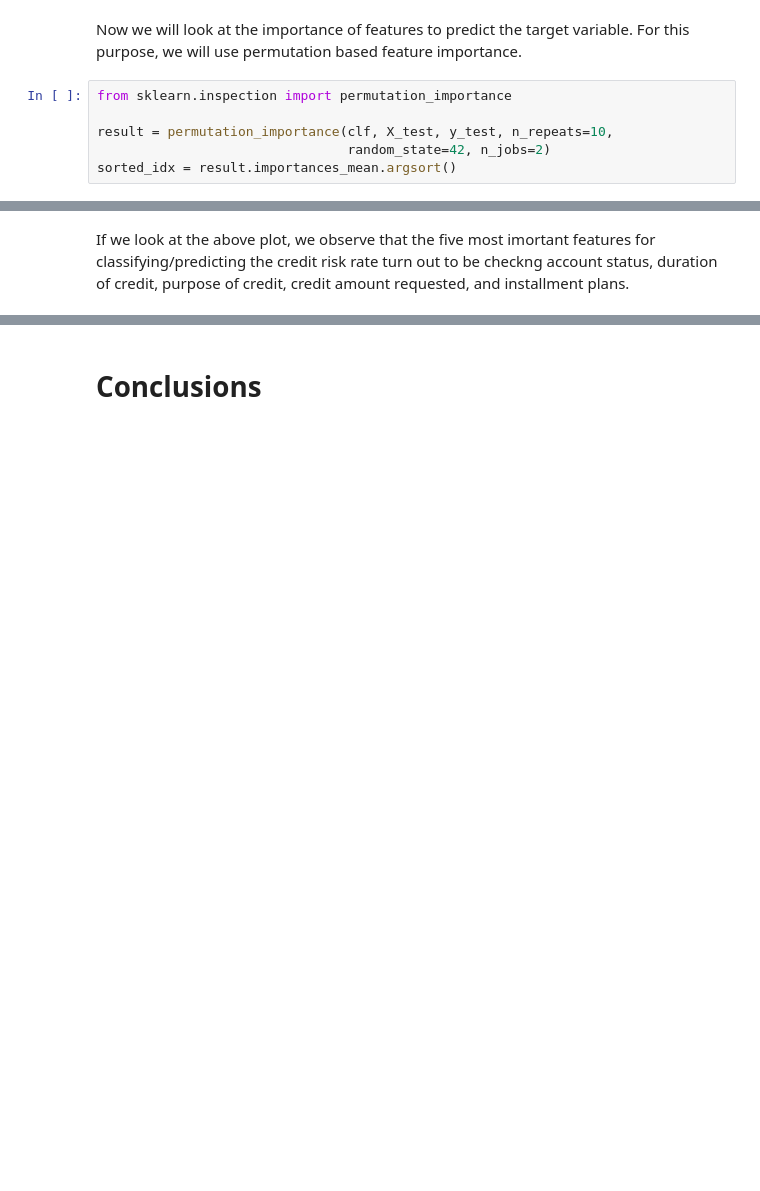
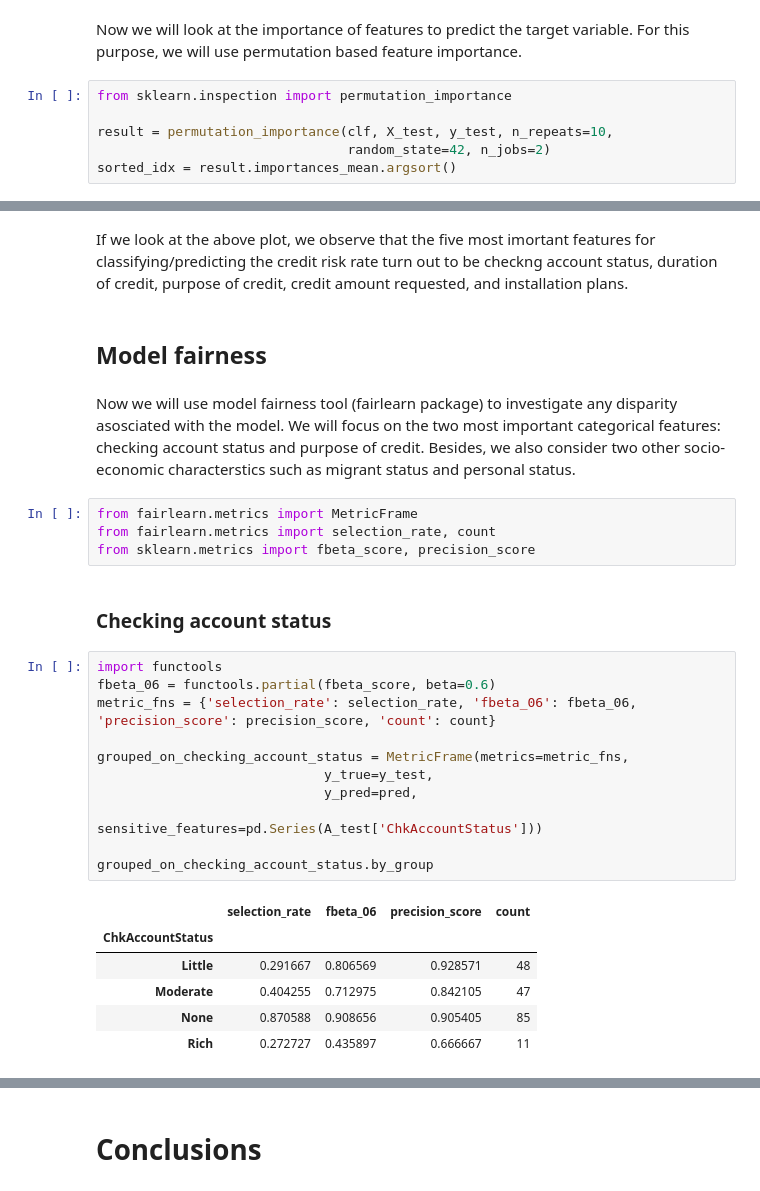
Before and after one commit to salilrsharma/My-Data-Science-Portfolio, a Jupyter notebook: German_credit_data.ipynb, the cells around one changed output, grey strips where cells are left out. Cells and saved outputs as stored; diff of their text form; blank space fills up the shorter version.

```diff
--- a/German_credit_data.ipynb
+++ b/German_credit_data.ipynb
@@ -583,2 +598,30 @@ plt.show()
 # %% [markdown]
-If we look at the above plot, we observe that the five most imortant features for classifying/predicting the credit risk rate turn out to be checkng account status, duration of credit, purpose of credit, credit amount requested, and installment plans.
+If we look at the above plot, we observe that the five most imortant features for classifying/predicting the credit risk rate turn out to be checkng account status, duration of credit, purpose of credit, credit amount requested, and installation plans.
+# %% [markdown]
+## Model fairness
+# %% [markdown]
+Now we will use model fairness tool (fairlearn package) to investigate any disparity asosciated with the model. We will focus on the two most important categorical features: checking account status and purpose of credit. Besides, we also consider two other socio-economic characterstics such as migrant status and personal status.
+# %%
+from fairlearn.metrics import MetricFrame
+from fairlearn.metrics import selection_rate, count
+from sklearn.metrics import fbeta_score, precision_score
+# %% [markdown]
+### Checking account status
+# %%
+import functools
+fbeta_06 = functools.partial(fbeta_score, beta=0.6)
+metric_fns = {'selection_rate': selection_rate, 'fbeta_06': fbeta_06, 'precision_score': precision_score, 'count': count}
+
+grouped_on_checking_account_status = MetricFrame(metrics=metric_fns,
+                             y_true=y_test,
+                             y_pred=pred,
+                             sensitive_features=pd.Series(A_test['ChkAccountStatus']))
+
+grouped_on_checking_account_status.by_group
+# %% [output]
+|  | selection_rate | fbeta_06 | precision_score | count |
+| ChkAccountStatus |  |  |  |  |
+| Little | 0.291667 | 0.806569 | 0.928571 | 48 |
+| Moderate | 0.404255 | 0.712975 | 0.842105 | 47 |
+| None | 0.870588 | 0.908656 | 0.905405 | 85 |
+| Rich | 0.272727 | 0.435897 | 0.666667 | 11 |
```
Also changed, not shown: parts of 19 cells of this notebook.
